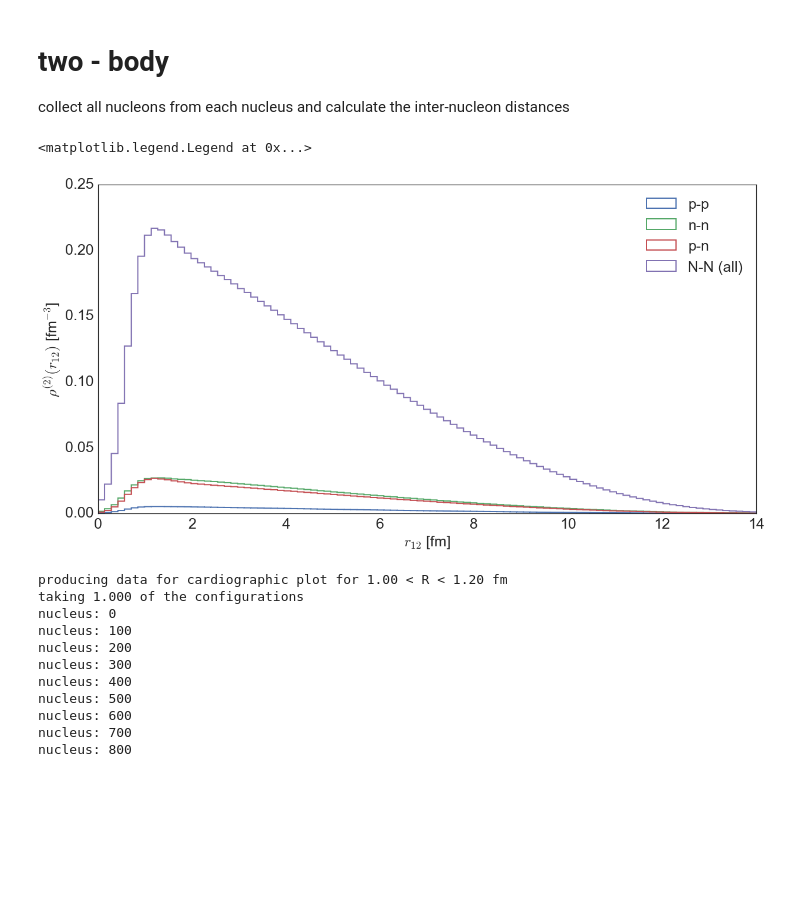
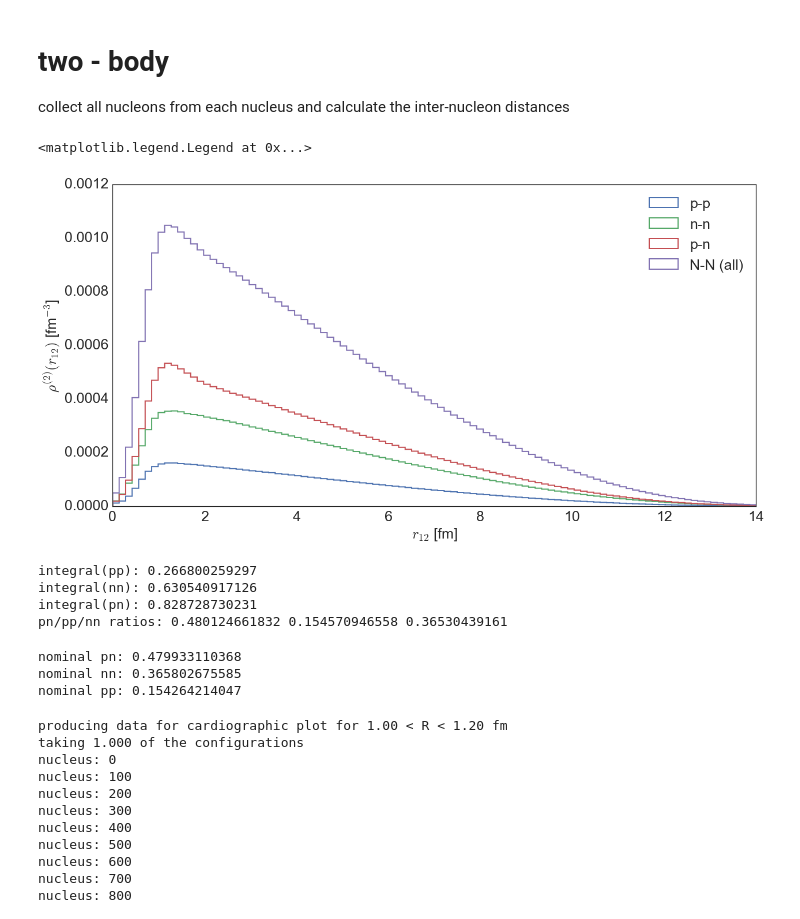
Before and after one commit to erezcoh4/densityFluctuations, a Jupyter notebook: MassimoConfigurationsPackage/notebooks/massiconfigurations.ipynb, the cells around one changed output. Cells and saved outputs as stored; diff of their text form; code cells hidden in the pictures; blank space fills up the shorter version.

```diff
--- a/MassimoConfigurationsPackage/notebooks/massiconfigurations.ipynb
+++ b/MassimoConfigurationsPackage/notebooks/massiconfigurations.ipynb
@@ -115,17 +117,42 @@ collect all nucleons from each nucleus and calculate the inter-nucleon distances
 # %%
 fig, ax = plt.subplots(figsize=(20,10))
 N = len(configurations)/float(len(configurations.groupby('nucleus_counter')))*82
 bins = np.linspace(0,14,100)
-plt.hist(pp_distances['r(pp)'] , weights=float(NppPairs)/(NNNPairs*len(configurations)*pp_distances['r(pp)']*pp_distances['r(pp)']) , bins=bins, histtype='step' , label='p-p',linewidth=2);
-plt.hist(nn_distances['r(nn)'] , weights=float(NnnPairs)/(NNNPairs*len(configurations)*nn_distances['r(nn)']*nn_distances['r(nn)']) , bins=bins, histtype='step' , label='n-n',linewidth=2);
-plt.hist(pn_distances['r(pn)'] , weights=float(NpnPairs)/(NNNPairs*len(configurations)*pn_distances['r(pn)']*pn_distances['r(pn)']) , bins=bins, histtype='step' , label='p-n',linewidth=2);
-plt.hist(NN_distances['r(NN)'] , weights=float(NNNPairs)/(NNNPairs*len(configurations)*NN_distances['r(NN)']*NN_distances['r(NN)']) , bins=bins, histtype='step' , label='N-N (all)',linewidth=2);
+hpp,bins,_ = plt.hist(pp_distances['r(pp)'] , weights=float(NppPairs)/(NNNPairs*len(pp_distances)*pp_distances['r(pp)']*pp_distances['r(pp)']) , bins=bins, histtype='step' , label='p-p',linewidth=2);
+hnn,bins,_ = plt.hist(nn_distances['r(nn)'] , weights=float(NnnPairs)/(NNNPairs*len(nn_distances)*nn_distances['r(nn)']*nn_distances['r(nn)']) , bins=bins, histtype='step' , label='n-n',linewidth=2);
+hnp,bins,_ = plt.hist(pn_distances['r(pn)'] , weights=float(NpnPairs)/(NNNPairs*len(pn_distances)*pn_distances['r(pn)']*pn_distances['r(pn)']) , bins=bins, histtype='step' , label='p-n',linewidth=2);
+plt.hist(NN_distances['r(NN)'] , weights=float(NNNPairs)/(NNNPairs*len(NN_distances)*NN_distances['r(NN)']*NN_distances['r(NN)']) , bins=bins, histtype='step' , label='N-N (all)',linewidth=2);
 
 set_axes(ax,'$r_{12}$ [fm]','$\\rho^{(2)} (r_{12})$ [fm$^{-3}$]')
 plt.legend(fontsize=25)
 # %% [output]
 <matplotlib.legend.Legend at 0x...>
-[figure, old version]
+[figure, new version]
+# %%
+integrand_pp = [4*3.1415*bins[i]*bins[i]*(bins[i+1]-bins[i])*hpp[i] for i in range(len(bins)-1)]
+integral_pp = sum(integrand_pp)
+print "integral(pp):",integral_pp
+integrand_nn = [4*3.1415*bins[i]*bins[i]*(bins[i+1]-bins[i])*hnn[i] for i in range(len(bins)-1)]
+integral_nn = sum(integrand_nn)
+print "integral(nn):",integral_nn
+integrand_pn = [4*3.1415*bins[i]*bins[i]*(bins[i+1]-bins[i])*hnp[i] for i in range(len(bins)-1)]
+integral_pn = sum(integrand_pn)
+print "integral(pn):",integral_pn
+total = integral_pp + integral_nn + integral_pn
+print 'pn/pp/nn ratios:',integral_pn/total,integral_pp/total,integral_nn/total
+# %% [output]
+integral(pp): 0.266800259297
+integral(nn): 0.630540917126
+integral(pn): 0.828728730231
+pn/pp/nn ratios: 0.480124661832 0.154570946558 0.36530439161
+# %%
+print 'nominal pn:',float(Np*Nn)/(Np*(Np-1)/2+Nn*(Nn-1)/2+Np*Nn)
+print 'nominal nn:',float(Nn*(Nn-1))/2/(Np*(Np-1)/2+Nn*(Nn-1)/2+Np*Nn)
+print 'nominal pp:',float(Np*(Np-1))/2/(Np*(Np-1)/2+Nn*(Nn-1)/2+Np*Nn)
+# %% [output]
+nominal pn: 0.479933110368
+nominal nn: 0.365802675585
+nominal pp: 0.154264214047
 # %%
 def produce_cardiographic_plot( R = 2 , dR = 0.1 , frac = 0.01 , Np = 82 , Nn = 126 , do_print=False ):
     print 'producing data for cardiographic plot for %.2f < R < %.2f fm'%(R,R+dR)
```
Also changed, not shown: parts of 8 cells of this notebook.
